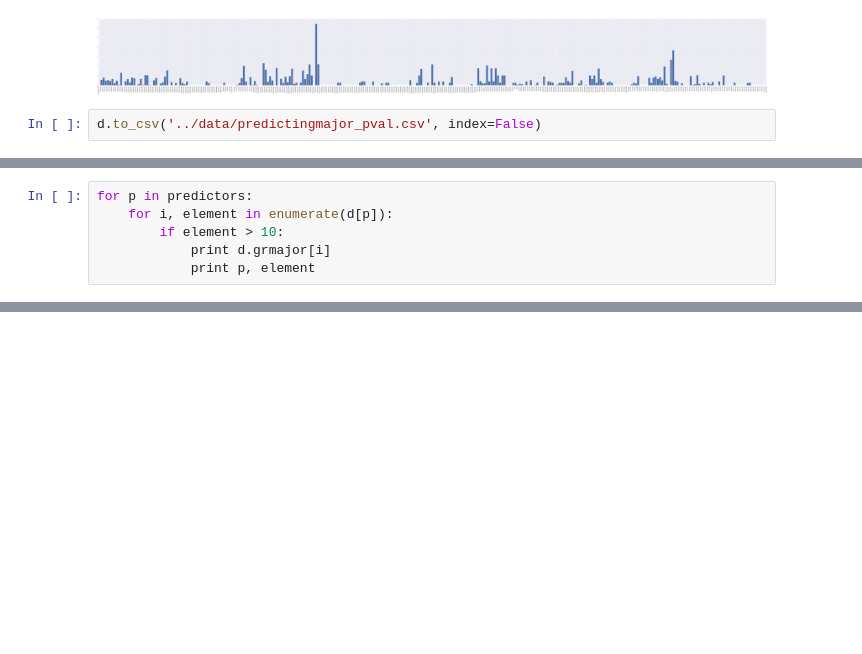
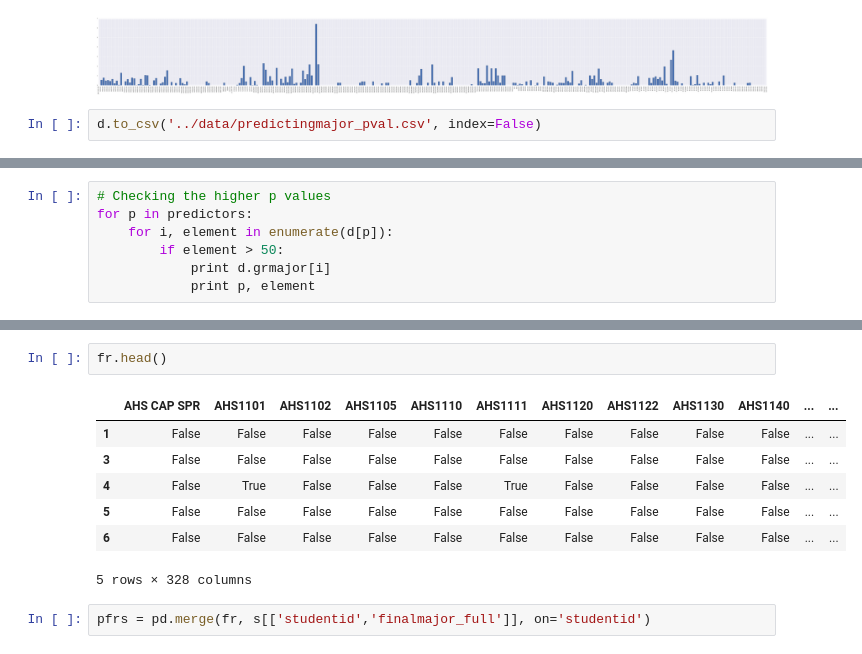
Before and after one commit to idgetto/DataScienceFinalProject, a Jupyter notebook: ml/predictmajor.ipynb, the cells around one changed output, grey strips where cells are left out. Cells and saved outputs as stored; diff of their text form; blank space fills up the shorter version.

```diff
--- a/ml/predictmajor.ipynb
+++ b/ml/predictmajor.ipynb
@@ -162,7 +190,8 @@ d.to_csv('../data/predictingmajor_pval.csv', index=False)
 # %%
+# Checking the higher p values
 for p in predictors:
     for i, element in enumerate(d[p]):
-        if element > 10:
+        if element > 50:
             print d.grmajor[i]
             print p, element
 # %% [output]
@@ -192,0 +516,12 @@ print(scores.mean())
+# %%
+fr.head()
+# %% [output]
+|  | AHS CAP SPR | AHS1101 | AHS1102 | AHS1105 | AHS1110 | AHS1111 | AHS1120 | AHS1122 | AHS1130 | AHS1140 | ... | ... |
+| 1 | False | False | False | False | False | False | False | False | False | False | ... | ... |
+| 3 | False | False | False | False | False | False | False | False | False | False | ... | ... |
+| 4 | False | True | False | False | False | True | False | False | False | False | ... | ... |
+| 5 | False | False | False | False | False | False | False | False | False | False | ... | ... |
+| 6 | False | False | False | False | False | False | False | False | False | False | ... | ... |
+5 rows × 328 columns
+# %%
+pfrs = pd.merge(fr, s[['studentid','finalmajor_full']], on='studentid')
```
Also changed, not shown: parts of 52 cells of this notebook.
